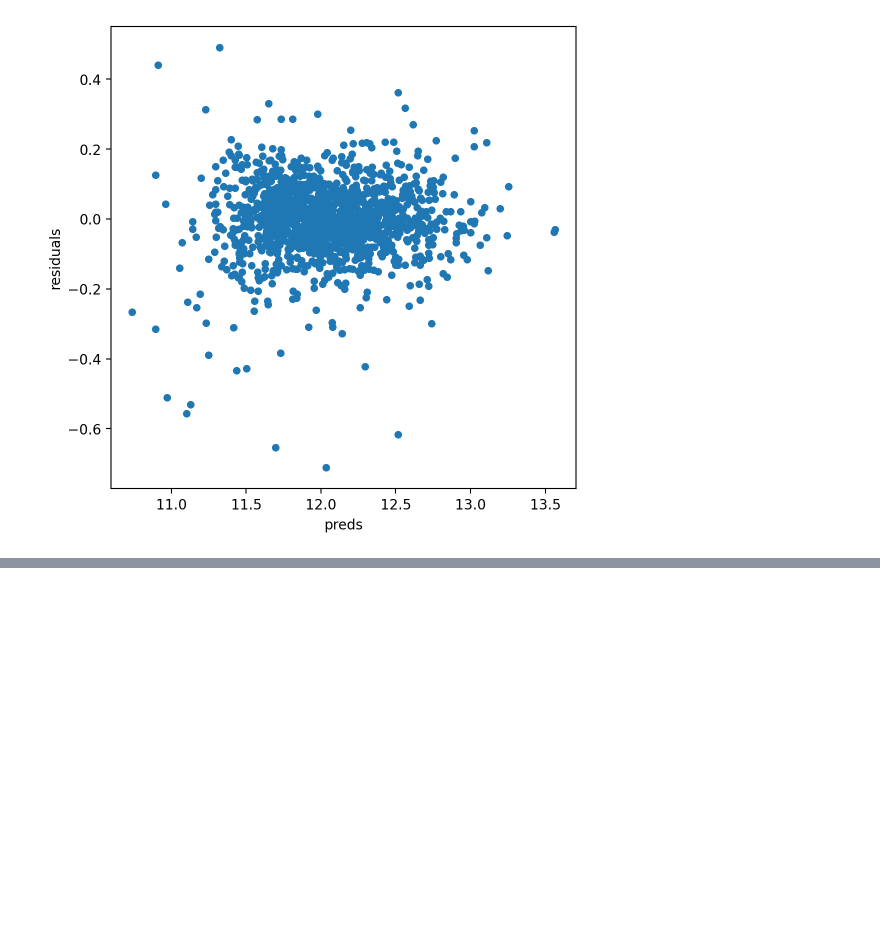
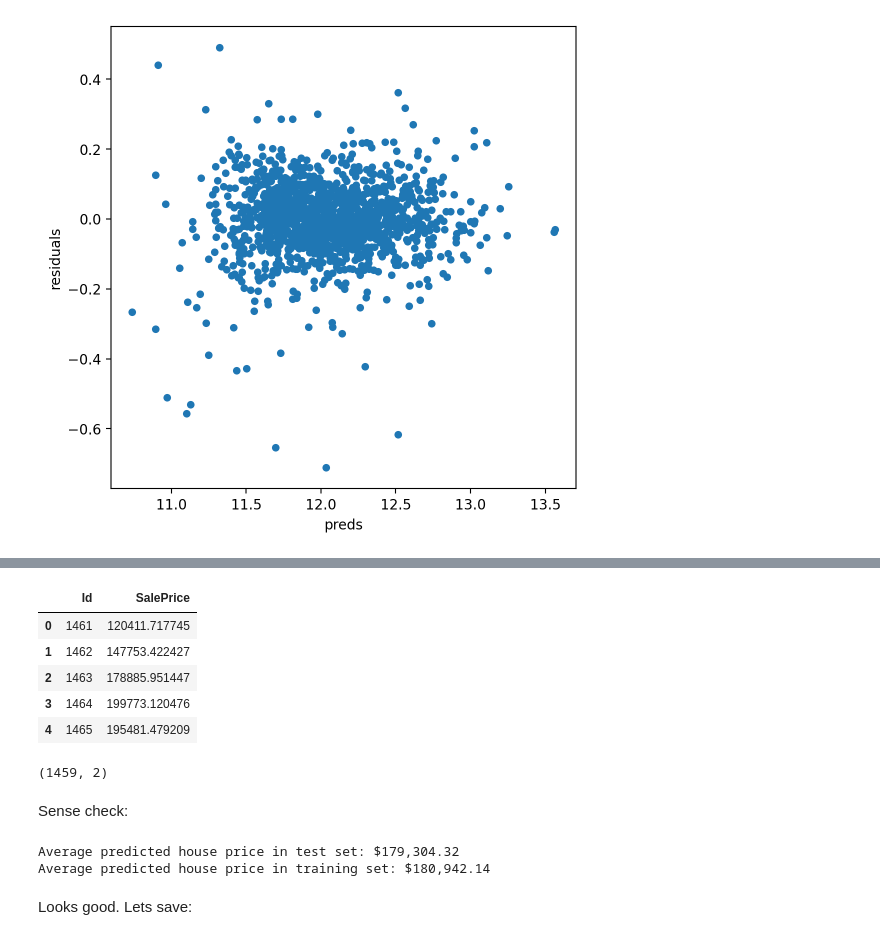
Before and after one commit to arikatz123/house-prices-ml, a Jupyter notebook: notebooks/linear_regression_models.ipynb, the cells around one changed output, grey strips where cells are left out. Saved outputs shown, nothing was run; the diff lists cells and outputs as text; code cells hidden in the pictures; blank space fills up the shorter version.

```diff
--- a/notebooks/linear_regression_models.ipynb
+++ b/notebooks/linear_regression_models.ipynb
@@ -536,0 +547,43 @@ Next step: predict on the test set and submit on the leaderboard
+# %%
+# Fit test data and submit to leaderboard
+
+# Remove 'Id' column from X_test before prediction
+X_test_no_id = X_test.drop('Id', axis=1)
+
+# Predict using the model
+y_test_pred = model_lasso.predict(X_test_no_id)
+
+# Unwind the log transformation to get actual sale prices
+y_test_pred = np.exp(y_test_pred)
+
+# Combine predictions with their corresponding Ids in a DataFrame
+results_df = pd.DataFrame({
+    'Id': X_test['Id'],
+    'SalePrice': y_test_pred
+})
+
+display(results_df.head())
+display(results_df.shape)
+# %% [output]
+|  | Id | SalePrice |
+| 0 | 1461 | 120411.717745 |
+| 1 | 1462 | 147753.422427 |
+| 2 | 1463 | 178885.951447 |
+| 3 | 1464 | 199773.120476 |
+| 4 | 1465 | 195481.479209 |
+(1459, 2)
+# %% [markdown]
+Sense check:
+# %%
+# Average **predicted** house price in test set
+average_price = results_df['SalePrice'].mean()
+print(f"Average predicted house price in test set: ${average_price:,.2f}")
+
+# Average predicted house price in training set
+average_train_price = np.exp(y_train_full).mean()
+print(f"Average predicted house price in training set: ${average_train_price:,.2f}")
+# %% [output]
+Average predicted house price in test set: $179,304.32
+Average predicted house price in training set: $180,942.14
+# %% [markdown]
+Looks good. Lets save:
```
Also changed, not shown: parts of 7 cells of this notebook, 2 other files.
